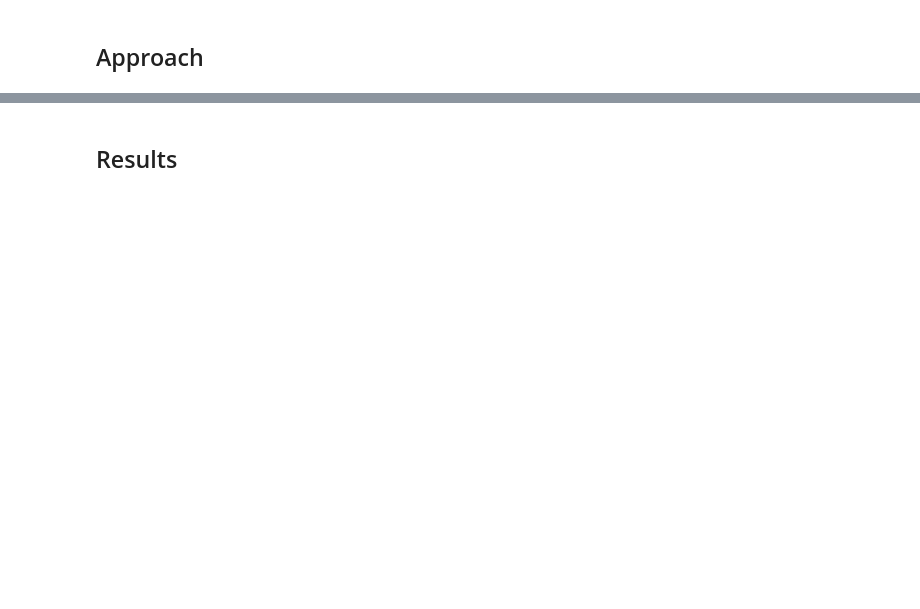
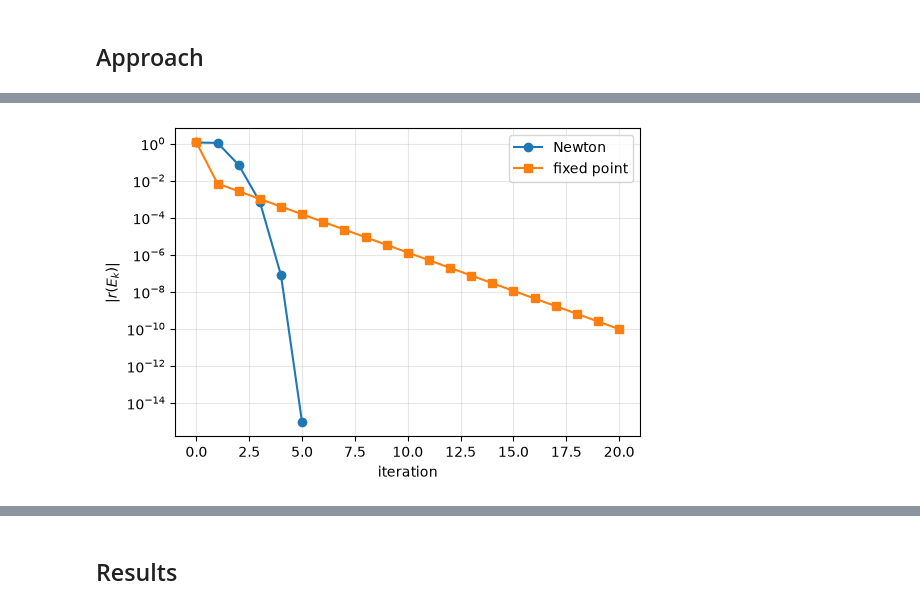
Before and after one commit to S0mar/MDO_Learn, a Jupyter notebook: solutions/ch03/prob3_6.ipynb, the cells around one changed output, grey strips where cells are left out. Saved outputs shown, nothing was run; the diff lists cells and outputs as text; code cells hidden in the pictures; blank space fills up the shorter version.

```diff
--- a/solutions/ch03/prob3_6.ipynb
+++ b/solutions/ch03/prob3_6.ipynb
@@ -24,0 +66,19 @@ from scipy import optimize
+# %%
+# b) use fixed point iteration to solve Kepler's equation at e = 0.7 and M = pi/2
+def solve_system_fixed_point(E0, e=e_default, M=M_default, tol=1e-10, max_iter=100, table=False):
+    E = E0
+    history = []
+    for i in range(max_iter):
+        r = residual(E, e, M)
+        history.append((i, E, r))
+        if abs(r) < tol:
+            break
+        E = M + e * np.sin(E)
+    if table:
+        print(f"{'Iter':<5} {'E':<20} {'Residual':<20}")
+        for i, E_i, r_i in history:
+            print(f"{i:<5} {E_i:<20.10f} {r_i:<20.10e}")
+        print(f"{'converged' if abs(r) < tol else 'NOT converged'} after {i} iterations")
+    return E, history
+
+E, hist_fp = solve_system_fixed_point(1.0, table=True)  # starting guess E0 = 1.0
@@ -24,0 +103,14 @@ from scipy import optimize
+# %%
+def abs_res(history):
+    return np.abs([residual(E)[1] for E in history])
+
+fig, ax = plt.subplots(figsize=(6, 4))
+ax.semilogy(abs_res(hist_newton), "o-", label="Newton")
+ax.semilogy(abs_res(hist_fp), "s-", label="fixed point")
+ax.set_xlabel("iteration")
+ax.set_ylabel("$|r(E_k)|$")
+ax.grid(alpha=0.3, which="both")
+ax.legend()
+plt.show()
+# %% [output]
+[figure, added]
```
Also changed, not shown: parts of 8 cells of this notebook, 2 other files.
